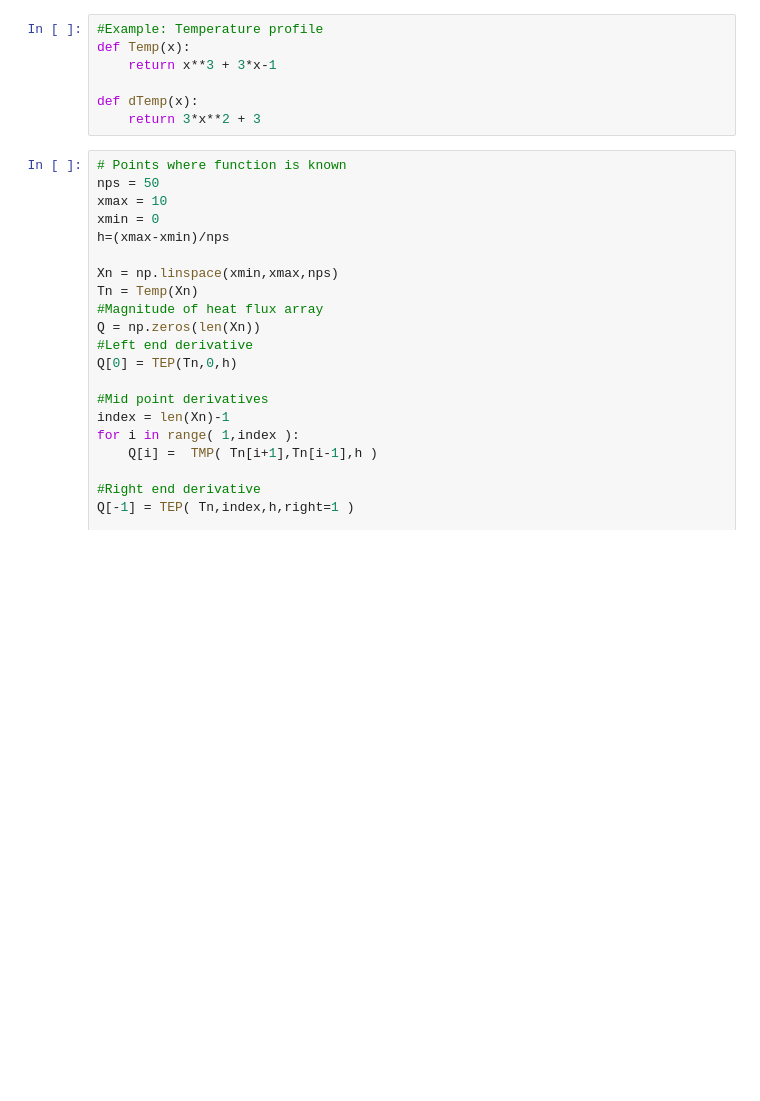
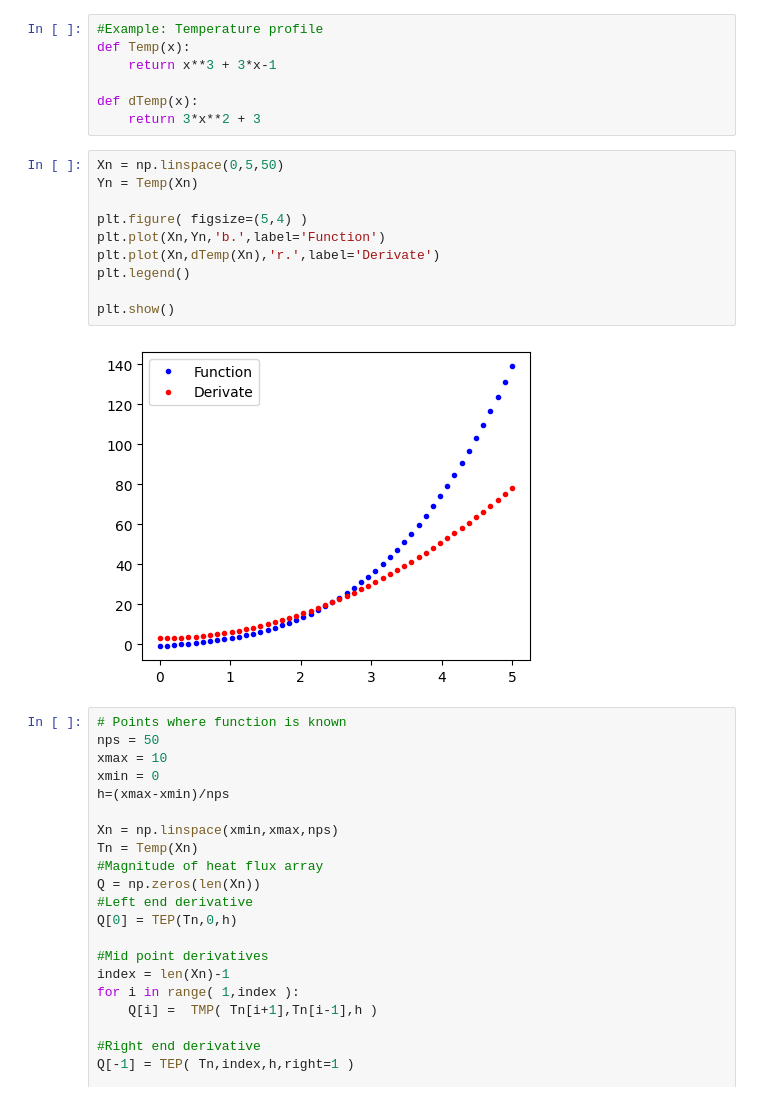
Before and after one commit to anferivera/Programming, a Jupyter notebook: 5_1_numerical_calculus.ipynb, the cells around one changed output. Cells and saved outputs as stored; diff of their text form; blank space fills up the shorter version.

```diff
--- a/5_1_numerical_calculus.ipynb
+++ b/5_1_numerical_calculus.ipynb
@@ -211,6 +205,18 @@ def Temp(x):
 
 def dTemp(x):
     return 3*x**2 + 3
+# %%
+Xn = np.linspace(0,5,50)
+Yn = Temp(Xn)
+
+plt.figure( figsize=(5,4) )
+plt.plot(Xn,Yn,'b.',label='Function')
+plt.plot(Xn,dTemp(Xn),'r.',label='Derivate')
+plt.legend()
+
+plt.show()
+# %% [output]
+[figure, added]
 # %%
 # Points where function is known
 nps = 50
```
Also changed, not shown: parts of 34 cells of this notebook.
